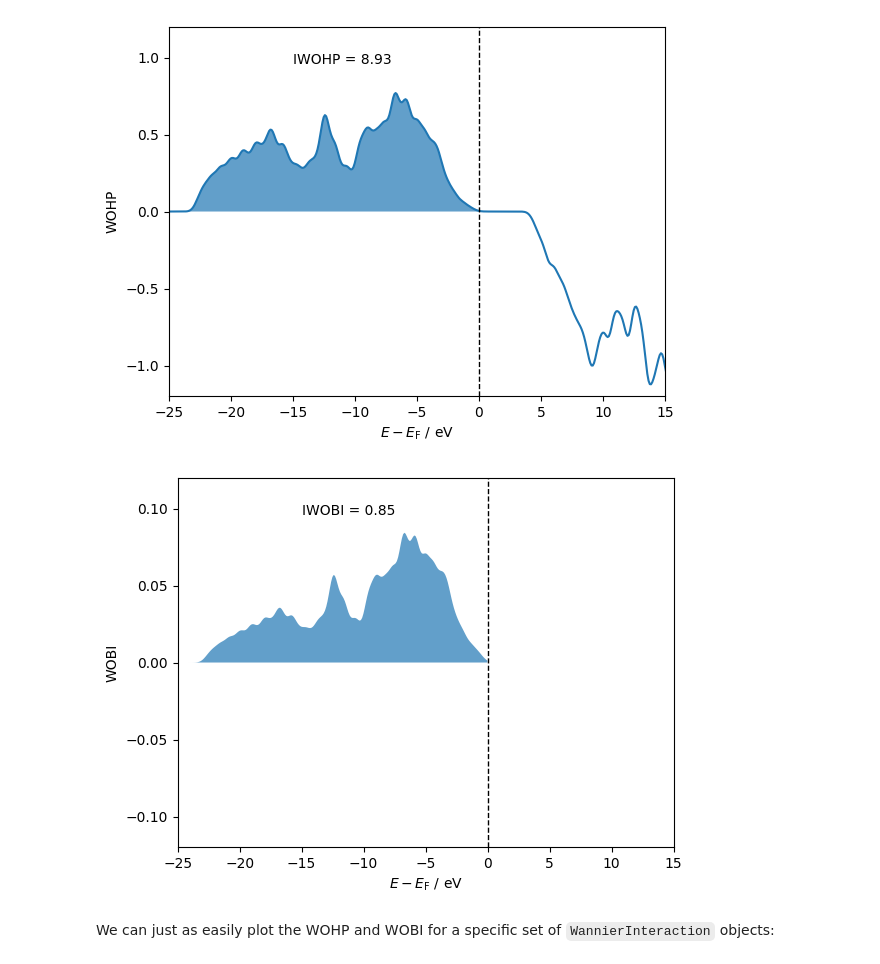
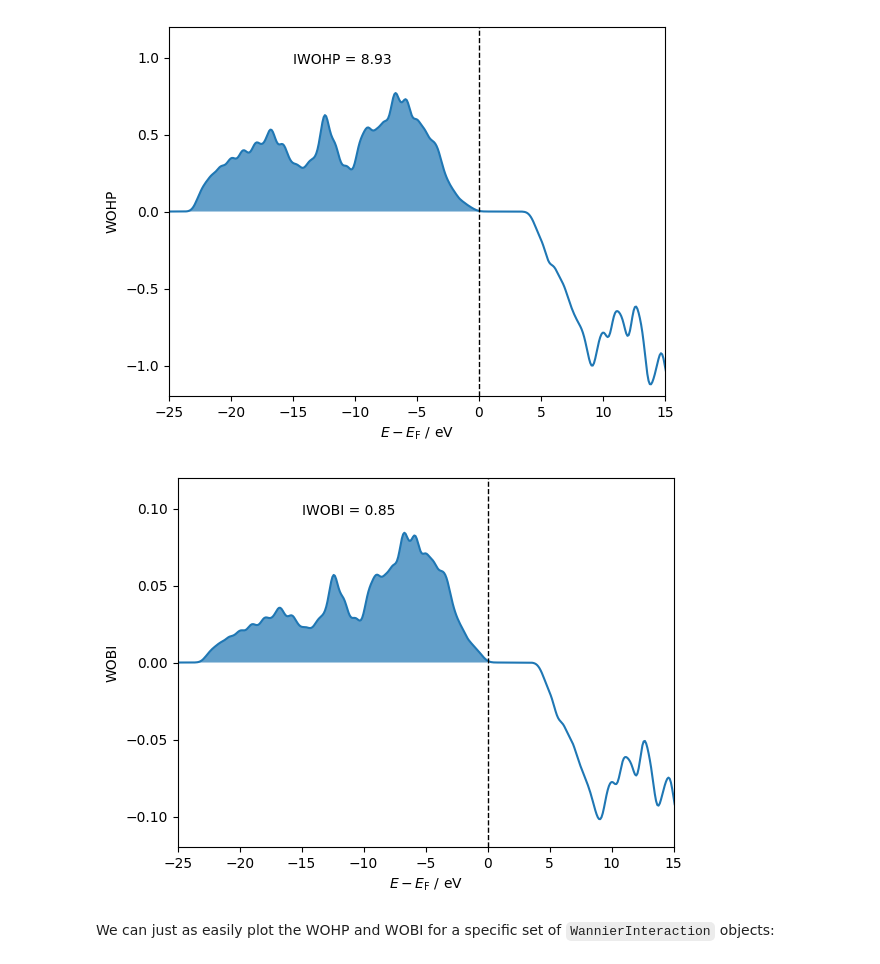
Before and after one commit to PatrickJTaylor/pengWann, a Jupyter notebook: docs/examples/diamond/example.ipynb, the cells around one changed output. Cells and saved outputs as stored; diff of their text form; code cells hidden in the pictures.

Commit message:
Fix WOBI plot in first example notebook

```diff
--- a/docs/examples/diamond/example.ipynb
+++ b/docs/examples/diamond/example.ipynb
@@ -350,23 +350,24 @@ plt.show()
 # %%
 wobi = interactions[8, 9].wobi
 iwobi = interactions[8, 9].iwobi
 
 fig, ax = plt.subplots()
 
+ax.plot(shifted_energies, wobi)
 ax.fill_between(shifted_energies, wobi, alpha=0.7, where=shifted_energies < 0)
 ax.axvline(x=0, color='black', ls='--', lw=1)
 
 ax.annotate(f'IWOBI = {iwobi:.2f}', (0.25, 0.90), xycoords='axes fraction')
 
 ax.set_xlim(-25, 15)
 ax.set_ylim(-0.12, 0.12)
 
 ax.set_xlabel(r'$E - E_{\mathrm{F}}$ / eV')
 ax.set_ylabel('WOBI')
 
 plt.show()
 # %% [output]
-[figure, old version]
+[figure, new version]
 # %% [markdown]
 We can just as easily plot the WOHP and WOBI for a specific set of `WannierInteraction` objects:
 # %%
```
